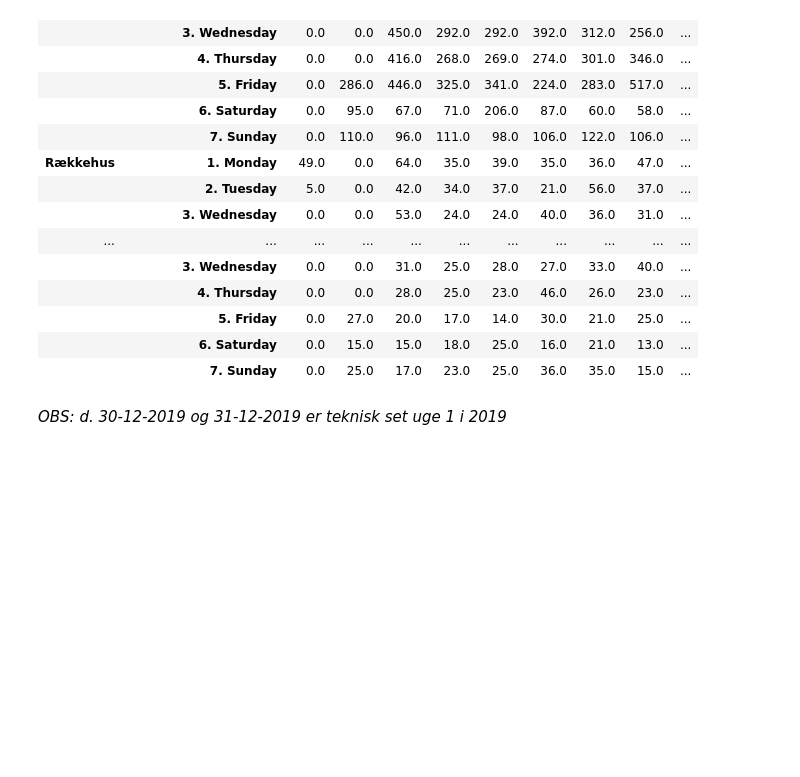
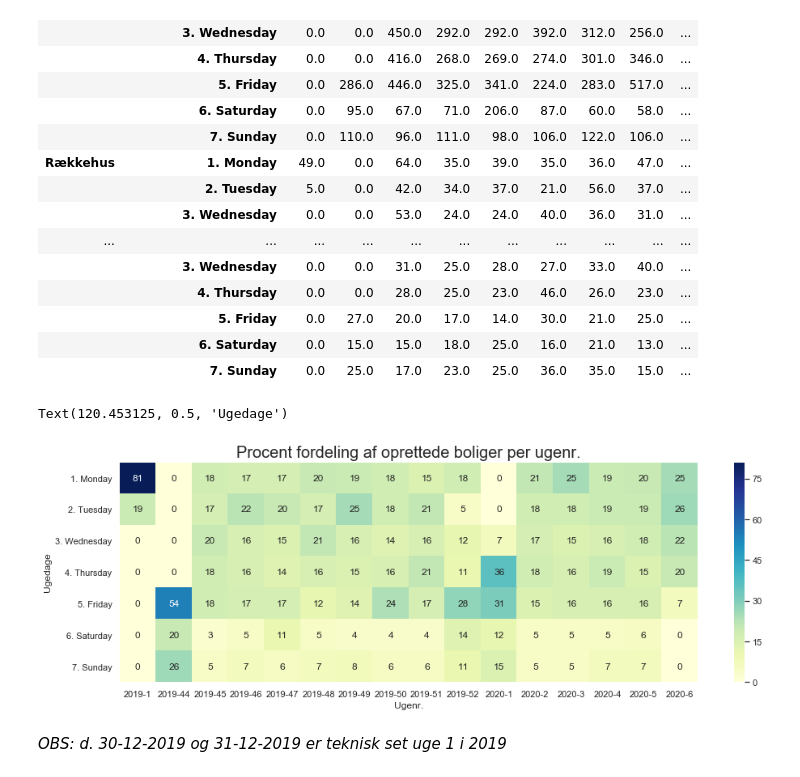
Before and after one commit to MadsJC/Bolig-site-analyse, a Jupyter notebook: PYTHON - Exploratory Data Analysis (EDA).ipynb, the cells around one changed output. Saved outputs shown, nothing was run; the diff lists cells and outputs as text; code cells hidden in the pictures; blank space fills up the shorter version.

```diff
--- a/PYTHON - Exploratory Data Analysis (EDA).ipynb
+++ b/PYTHON - Exploratory Data Analysis (EDA).ipynb
@@ -268,6 +268,19 @@ df_pivot_oprettelse
 |  | 5. Friday | 0.0 | 27.0 | 20.0 | 17.0 | 14.0 | 30.0 | 21.0 | 25.0 | ... |
 |  | 6. Saturday | 0.0 | 15.0 | 15.0 | 18.0 | 25.0 | 16.0 | 21.0 | 13.0 | ... |
 |  | 7. Sunday | 0.0 | 25.0 | 17.0 | 23.0 | 25.0 | 36.0 | 35.0 | 15.0 | ... |
+# %%
+df_heatmap_oprettelse = pd.pivot_table(df, values='ids', index=['oprettelsesdag_num'],
+                                     columns=['oprettelsesyear', 'oprettelsesweek_num'], aggfunc='count').fillna(0)
+df_heatmap_oprettelse = (100 * df_heatmap_oprettelse / df_heatmap_oprettelse.sum()).round(0)
+
+plt.figure(figsize=(16,5))
+plt.title('Procent fordeling af oprettede boliger per ugenr.', fontsize=20)
+sns.heatmap(df_heatmap_oprettelse, annot=True, cmap="YlGnBu")
+plt.xlabel('Ugenr.')
+plt.ylabel('Ugedage')
+# %% [output]
+Text(120.453125, 0.5, 'Ugedage')
+[figure, added]
 # %% [markdown]
 *OBS: d. 30-12-2019 og 31-12-2019 er teknisk set uge 1 i 2019*
 # %% [markdown]
```
Also changed, not shown: parts of 7 cells of this notebook.
